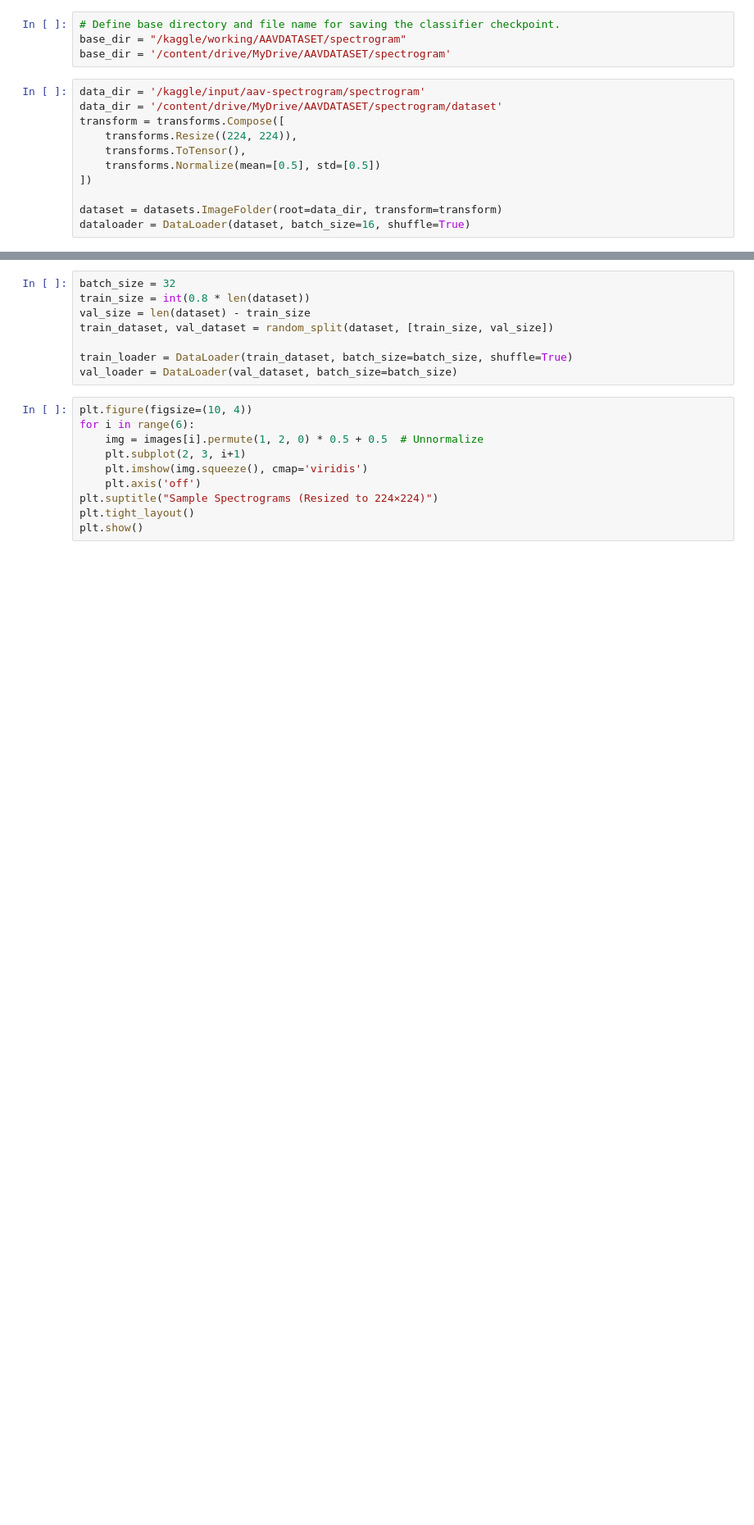
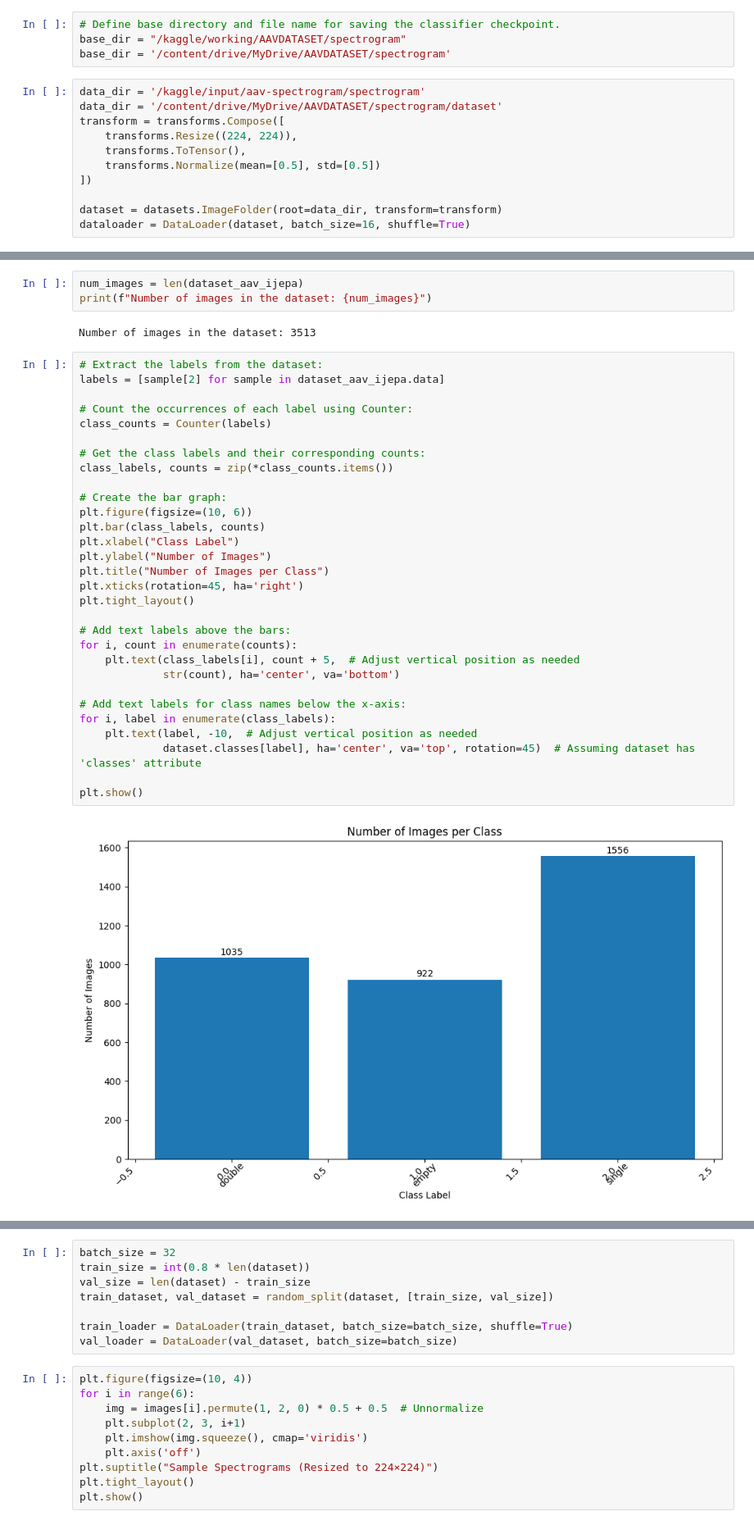
Before and after one commit to raihanewubd/selfSupervised, a Jupyter notebook: i_jepa_aav.ipynb, the cells around one changed output, grey strips where cells are left out. Shown: that part at 82% size. Drawn from its saved outputs; the diff is of its cells as text; blank space fills up the shorter version.

```diff
--- a/i_jepa_aav.ipynb
+++ b/i_jepa_aav.ipynb
@@ -71,0 +171,37 @@ dataloader = DataLoader(dataset, batch_size=16, shuffle=True)
+# %%
+num_images = len(dataset_aav_ijepa)
+print(f"Number of images in the dataset: {num_images}")
+# %% [output]
+Number of images in the dataset: 3513
+# %%
+# Extract the labels from the dataset:
+labels = [sample[2] for sample in dataset_aav_ijepa.data]
+
+# Count the occurrences of each label using Counter:
+class_counts = Counter(labels)
+
+# Get the class labels and their corresponding counts:
+class_labels, counts = zip(*class_counts.items())
+
+# Create the bar graph:
+plt.figure(figsize=(10, 6))
+plt.bar(class_labels, counts)
+plt.xlabel("Class Label")
+plt.ylabel("Number of Images")
+plt.title("Number of Images per Class")
+plt.xticks(rotation=45, ha='right')
+plt.tight_layout()
+
+# Add text labels above the bars:
+for i, count in enumerate(counts):
+    plt.text(class_labels[i], count + 5,  # Adjust vertical position as needed
+             str(count), ha='center', va='bottom')
+
+# Add text labels for class names below the x-axis:
+for i, label in enumerate(class_labels):
+    plt.text(label, -10,  # Adjust vertical position as needed
+             dataset.classes[label], ha='center', va='top', rotation=45)  # Assuming dataset has 'classes' attribute
+
+plt.show()
+# %% [output]
+[figure, added]
```
Also changed, not shown: parts of 26 cells of this notebook.
